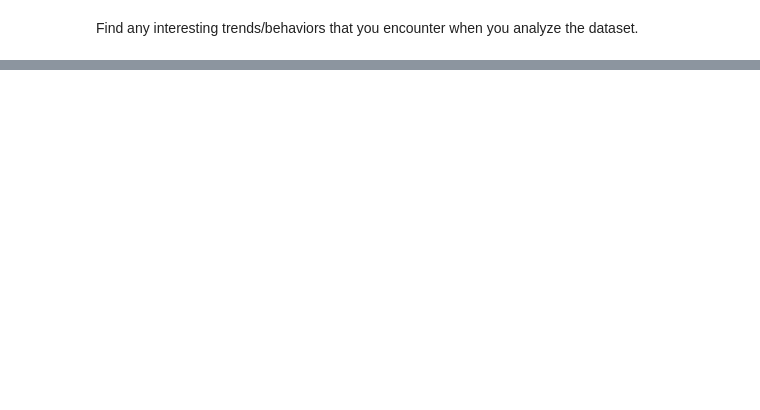
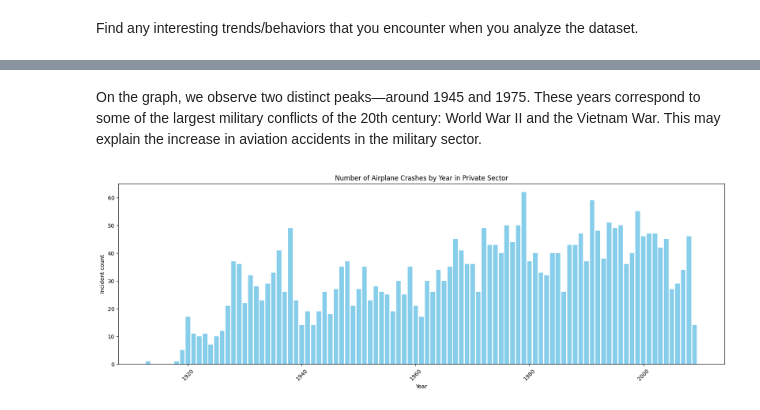
Before and after one commit to artvanila/data_projects, a Jupyter notebook: T_Mobile.ipynb, the cells around one changed output, grey strips where cells are left out. Drawn from its saved outputs; the diff is of its cells as text; code cells hidden in the pictures; blank space fills up the shorter version.

```diff
--- a/T_Mobile.ipynb
+++ b/T_Mobile.ipynb
@@ -833,0 +944,13 @@ Human Factor Influence
+# %% [markdown]
+On the graph, we observe two distinct peaks—around 1945 and 1975. These years correspond to some of the largest military conflicts of the 20th century: World War II and the Vietnam War. This may explain the increase in aviation accidents in the military sector.
+# %%
+private_year_counts = private_df.groupby("year").size().reset_index(name="incident_count")
+plt.figure(figsize=(20, 6))
+plt.bar(private_year_counts["year"], private_year_counts["incident_count"], color="skyblue")
+plt.xlabel("Year")
+plt.ylabel("Incident count")
+plt.title("Number of Airplane Crashes by Year in Private Sector")
+plt.xticks(rotation=45)
+plt.show()
+# %% [output]
+[figure, added]
```
Also changed, not shown: parts of 56 cells of this notebook.
